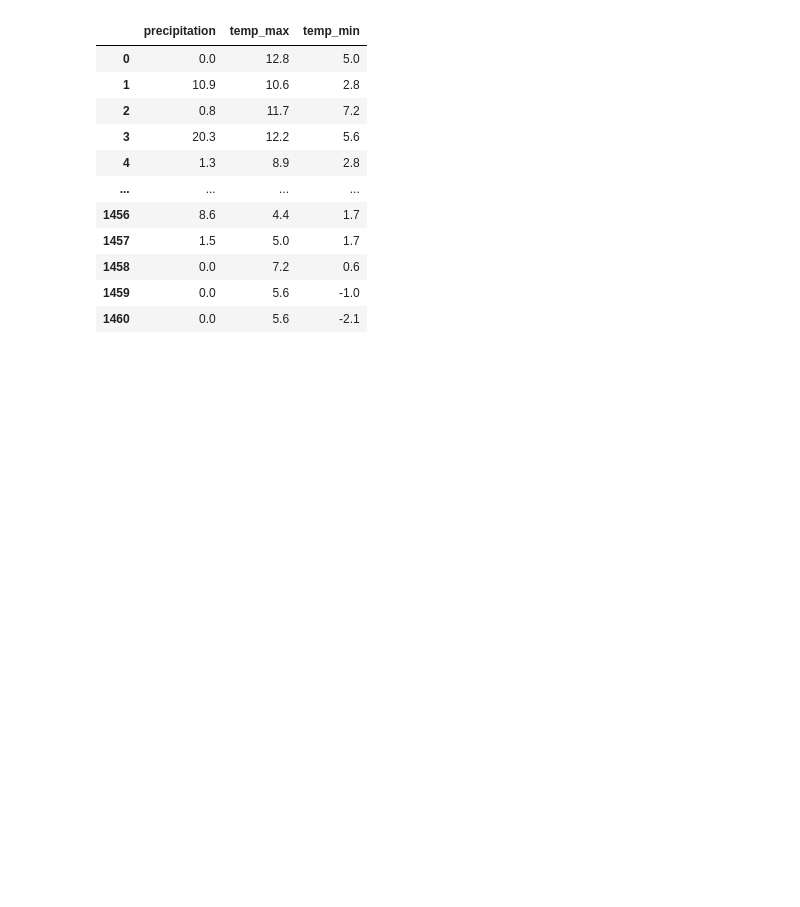
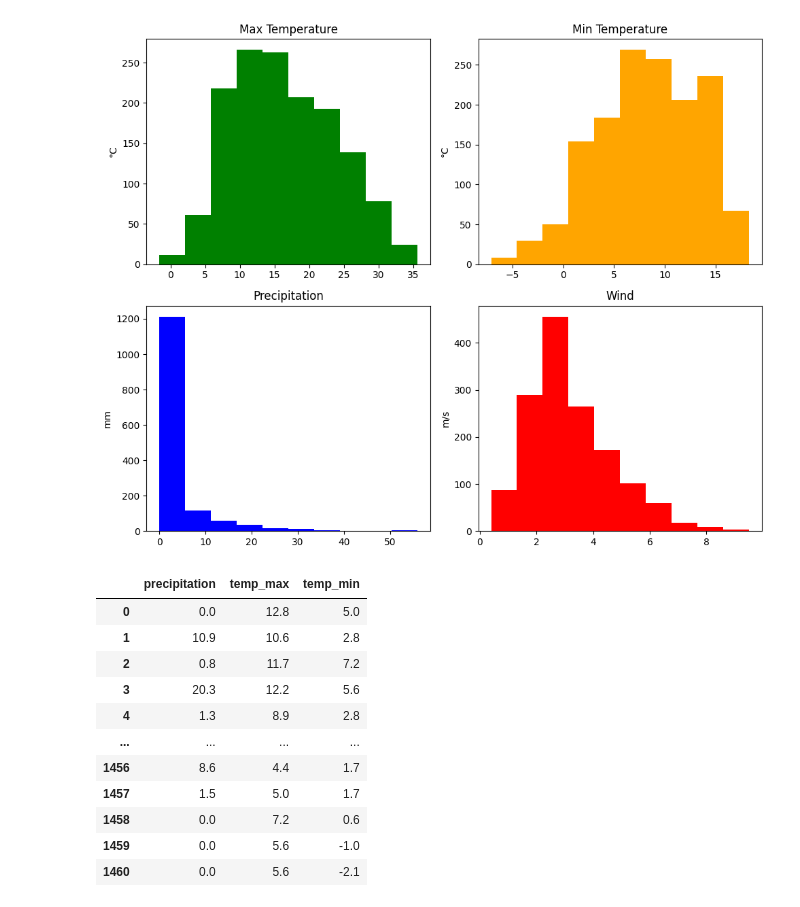
Before and after one commit to nhuyhoan004/Weather-prediction, a Jupyter notebook: Weather_Prediction.ipynb, the cells around one changed output. Drawn from its saved outputs; the diff is of its cells as text; code cells hidden in the pictures; blank space fills up the shorter version.

```diff
--- a/Weather_Prediction.ipynb
+++ b/Weather_Prediction.ipynb
@@ -62,3 +55,27 @@ df.plot(kind = "scatter", x = 'precipitation', y = 'wind')
+# %%
+# Tạo một figure và các axes
+fig, axs = plt.subplots(2, 2, figsize=(10, 8))
+
+# Vẽ histogram cho từng cột lên từng axes
+df["temp_max"].plot(kind="hist", ax=axs[0, 0], title="Max Temperature", color='green')
+axs[0, 0].set_ylabel("°C")
+
+df["temp_min"].plot(kind="hist", ax=axs[0, 1], title="Min Temperature", color='orange')
+axs[0, 1].set_ylabel("°C")
+
+df["precipitation"].plot(kind="hist", ax=axs[1, 0], title="Precipitation", color='blue')
+axs[1, 0].set_ylabel("mm")
+
+df["wind"].plot(kind="hist", ax=axs[1, 1], title="Wind", color='red')
+axs[1, 1].set_ylabel("m/s")
+
+# Điều chỉnh khoảng cách giữa các biểu đồ
+plt.tight_layout()
+
+# Hiển thị biểu đồ
+plt.show()
+# %% [output]
+[figure, added]
 # %%
 df.iloc[:,1:4]
 # %% [output]
```
Also changed, not shown: parts of 24 cells of this notebook.
